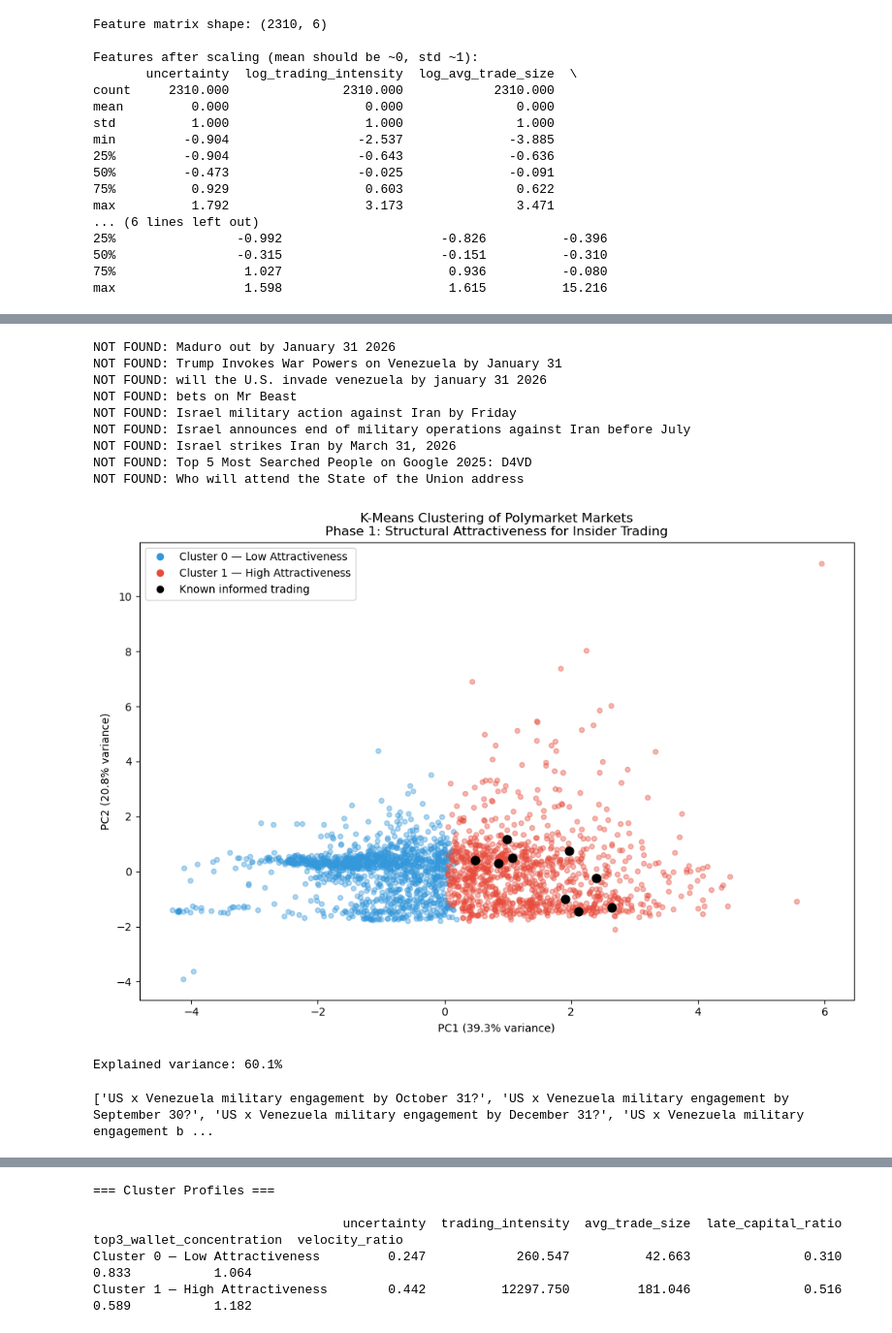
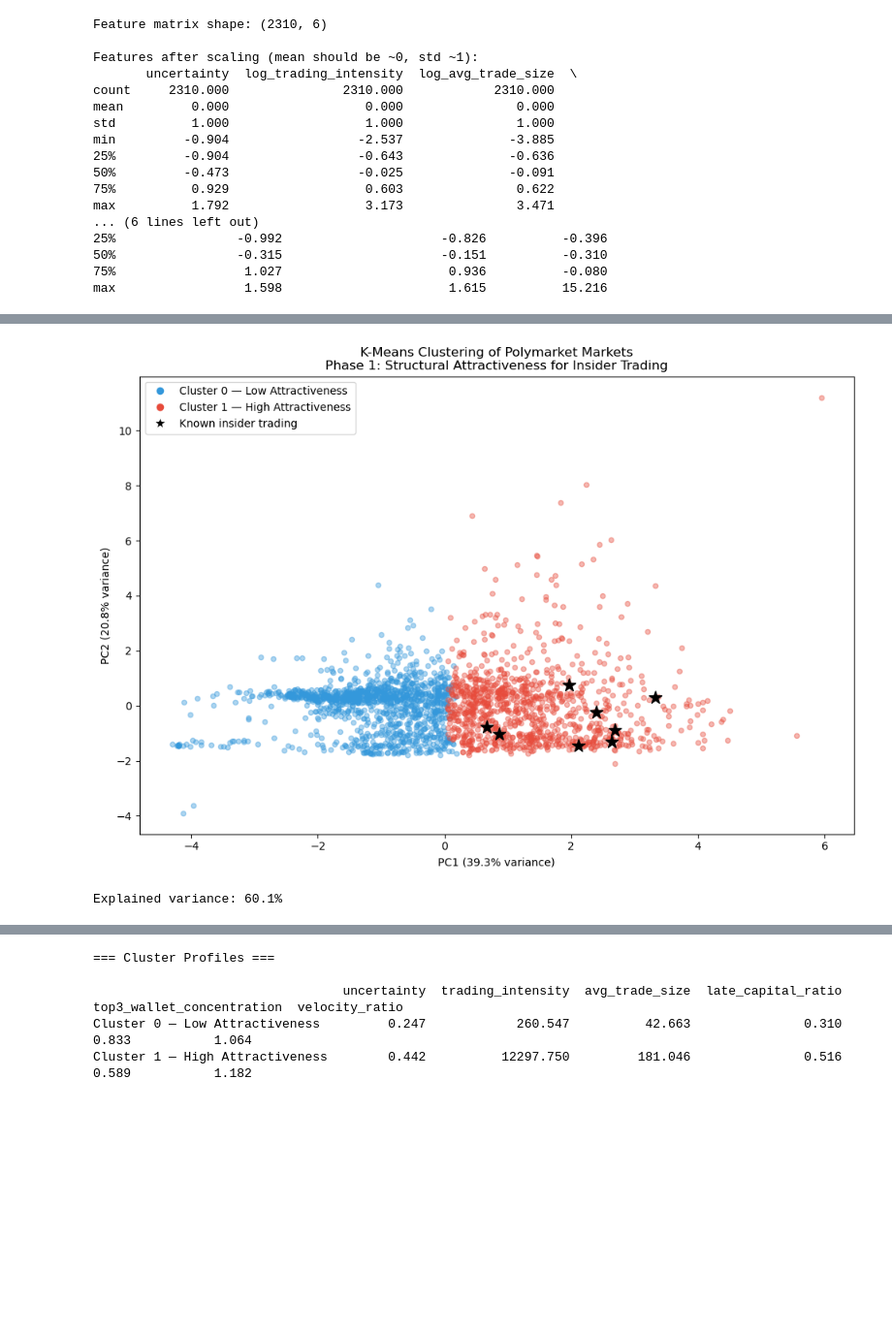
Before and after one commit to corbettbw/prediction-market-insider, a Jupyter notebook: notebooks/k_means_clustering.ipynb, the cells around one changed output, grey strips where cells are left out. Shown at 97% size. Cells and saved outputs as stored; diff of their text form; code cells hidden in the pictures; blank space fills up the shorter version.

```diff
--- a/notebooks/k_means_clustering.ipynb
+++ b/notebooks/k_means_clustering.ipynb
@@ -255,5 +449,5 @@ Saved to ../outputs/elbow_plot.png
 # %%
-# Cell 8 — PCA Visualization
+# Cell 9 — PCA Visualization
 
 pca = PCA(n_components=2)
 X_pca = pca.fit_transform(X)
@@ -262,74 +456,41 @@ plt.figure(figsize=(10, 7))
 
 colors = ["#3498db", "#e74c3c"]
 labels = ["Cluster 0 — Low Attractiveness", "Cluster 1 — High Attractiveness"]
 
 for cluster_id, color, label in zip([0, 1], colors, labels):
     mask = df["cluster"] == cluster_id
     plt.scatter(
         X_pca[mask, 0], X_pca[mask, 1],
         c=color, label=label, alpha=0.4, s=20
     )
 
-# Known informed trading markets
-known_questions = [
-    "Maduro out by January 31 2026",
-    "Trump Invokes War Powers on Venezuela by January 31",
-    "US forces in Venezuela by",
-    "will the U.S. invade venezuela by january 31 2026",
-    "bets on Mr Beast",
-    "Israel military action against Iran before July",
-    "Israel military action against Iran by Friday",
-    "Israel strike on Iran on June 24",
-    "Israel announces end of military operations against Iran before July",
-    "Israel strikes Iran by January 31, 2026",
-    "Israel strikes Iran by March 31, 2026",
-    "Top 5 Most Searched People on Google 2025: D4VD",
-    "Who will attend the State of the Union address",
-]
+# Known insider trading markets — defined in Cell 2
 
 first = True
-for question in known_questions:
-    match = df[df["question"].str.contains(question, case=False, na=False, regex=False)]
-    if len(match) == 0:
-        print(f"NOT FOUND: {question}")
-        continue
-    for _, row in match.iterrows():
-        i = df.index.get_loc(row.name)
+for name, cid in known_markets.items():
+    match = df[df["market_id"] == cid]
+    if len(match) > 0:
+        i = df.index.get_loc(match.index[0])
         plt.scatter(X_pca[i, 0], X_pca[i, 1],
-                   c="black", s=60, zorder=5, marker="o",
-                   label="Known informed trading" if first else "_nolegend_")
+                   c="black", s=150, zorder=5, marker="*",
+                   label="Known insider trading" if first else "_nolegend_")
         first = False
 
-from matplotlib.lines import Line2D
 legend_elements = [
     Line2D([0], [0], marker='o', color='w', markerfacecolor='#3498db', markersize=8, label='Cluster 0 — Low Attractiveness'),
     Line2D([0], [0], marker='o', color='w', markerfacecolor='#e74c3c', markersize=8, label='Cluster 1 — High Attractiveness'),
-    Line2D([0], [0], marker='o', color='w', markerfacecolor='black', markersize=8, label='Known informed trading'),
+    Line2D([0], [0], marker='*', color='w', markerfacecolor='black', markersize=12, label='Known insider trading'),
 ]
 plt.legend(handles=legend_elements)
 
 plt.xlabel(f"PC1 ({pca.explained_variance_ratio_[0]:.1%} variance)")
 plt.ylabel(f"PC2 ({pca.explained_variance_ratio_[1]:.1%} variance)")
 plt.title("K-Means Clustering of Polymarket Markets\nPhase 1: Structural Attractiveness for Insider Trading")
 plt.tight_layout()
 plt.savefig("../outputs/clusters_pca.png", dpi=150)
 plt.show()
 print(f"Explained variance: {pca.explained_variance_ratio_.sum():.1%}")
 # %% [output]
+[figure, new version]
-NOT FOUND: Maduro out by January 31 2026
-NOT FOUND: Trump Invokes War Powers on Venezuela by January 31
-NOT FOUND: will the U.S. invade venezuela by january 31 2026
-NOT FOUND: bets on Mr Beast
-NOT FOUND: Israel military action against Iran by Friday
-NOT FOUND: Israel announces end of military operations against Iran before July
-NOT FOUND: Israel strikes Iran by March 31, 2026
-NOT FOUND: Top 5 Most Searched People on Google 2025: D4VD
-NOT FOUND: Who will attend the State of the Union address
+Explained variance: 60.1%
-[figure, old version]
-Explained variance: 60.1%
-# %%
-raw = pd.read_parquet("../data/raw/markets_polymarket.parquet")
-print(raw[raw["question"].str.contains("Venezuela", case=False, na=False)]["question"].tolist())
-# %% [output]
-['US x Venezuela military engagement by October 31?', 'US x Venezuela military engagement by September 30?', 'US x Venezuela military engagement by December 31?', 'US x Venezuela military engagement b ...
 # %%
```
Also changed, not shown: parts of 19 cells of this notebook, 6 other files.
